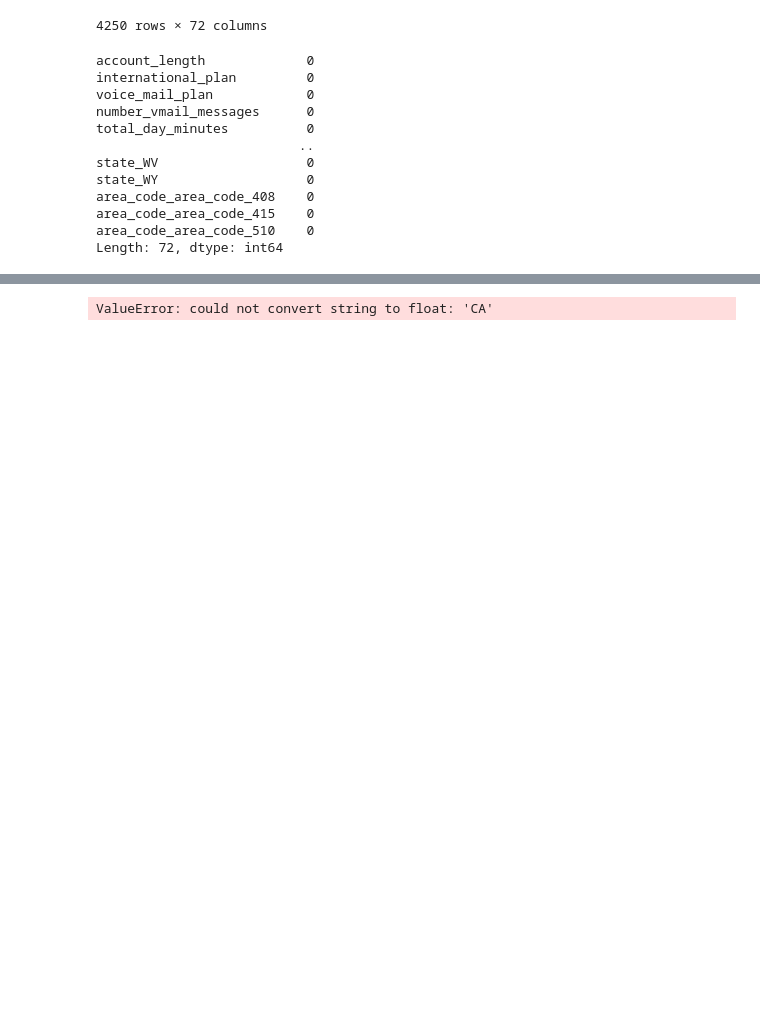
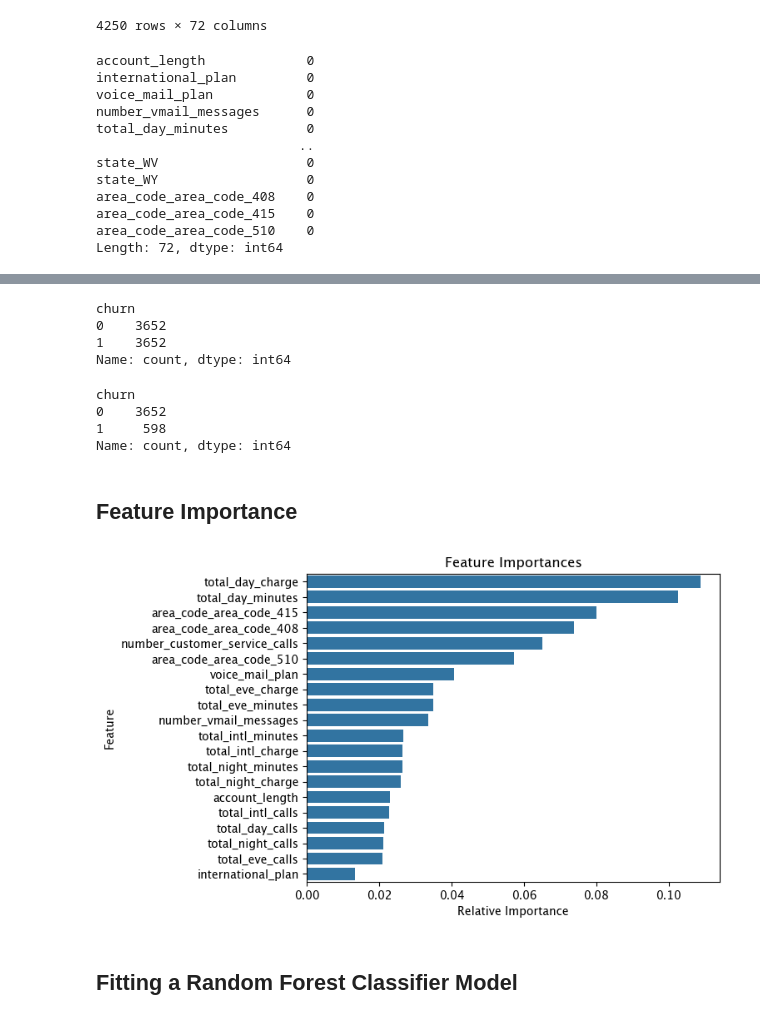
Before and after one commit to reeya26/Predicting-Customer-Churn, a Jupyter notebook: solution.ipynb, the cells around one changed output, grey strips where cells are left out. Saved outputs shown, nothing was run; the diff lists cells and outputs as text; code cells hidden in the pictures; blank space fills up the shorter version.

Commit message:
adding random forest and xgboost

```diff
--- a/solution.ipynb
+++ b/solution.ipynb
@@ -147 +145,4 @@ Name: count, dtype: int64
+# %%
+smote = SMOTE(sampling_strategy='auto', random_state=42)
+x_train_smote, y_train_smote = smote.fit_resample(train_x, train_y)
 # %%
@@ -149,19 +150,43 @@ x_train, x_test, y_train, y_test = train_test_split(train_x, train_y, test_size=
-# %%
-# creating a RF classifier
-clf = RandomForestClassifier(n_estimators = 100)
-
-# Training the model on the training dataset
-# fit function is used to train the model using the training sets as parameters
-clf.fit(x_train, y_train)
-
-# performing predictions on the test dataset
-y_pred = clf.predict(x_test)
-
-# metrics are used to find accuracy or error
-from sklearn import metrics
-print()
-
-# using metrics module for accuracy calculation
-print("ACCURACY OF THE MODEL: ", metrics.accuracy_score(y_test, y_pred))
-# %% [output]
-ValueError: could not convert string to float: 'CA'
+# %%
+y_train_smote.value_counts()
+# %% [output]
+churn
+0    3652
+1    3652
+Name: count, dtype: int64
+# %%
+train_y.value_counts()
+# %% [output]
+churn
+0    3652
+1     598
+Name: count, dtype: int64
+# %% [markdown]
+## Feature Importance
+# %%
+importances = clf.feature_importances_
+feature_names = x_train_smote.columns
+feature_importances = dict(zip(feature_names, importances))
+sorted_importances = sorted(feature_importances.items(), key=lambda x: x[1], reverse=True)
+
+
+#for feature, importance in sorted_importances:
+#    print(f"{feature}: {importance}")
+# %%
+import matplotlib.pyplot as plt
+import seaborn as sns
+
+# Extract feature names and their importance values
+feature_names = [x[0] for x in sorted_importances]
+importances = [x[1] for x in sorted_importances]
+
+# Create the bar plot
+sns.barplot(x=importances[0:20], y=feature_names[0:20])
+plt.title('Feature Importances')
+plt.xlabel('Relative Importance')
+plt.ylabel('Feature')
+plt.show()
+# %% [output]
+[figure, added]
+# %% [markdown]
+## Fitting a Random Forest Classifier Model
```
Also changed, not shown: parts of 13 cells of this notebook.
